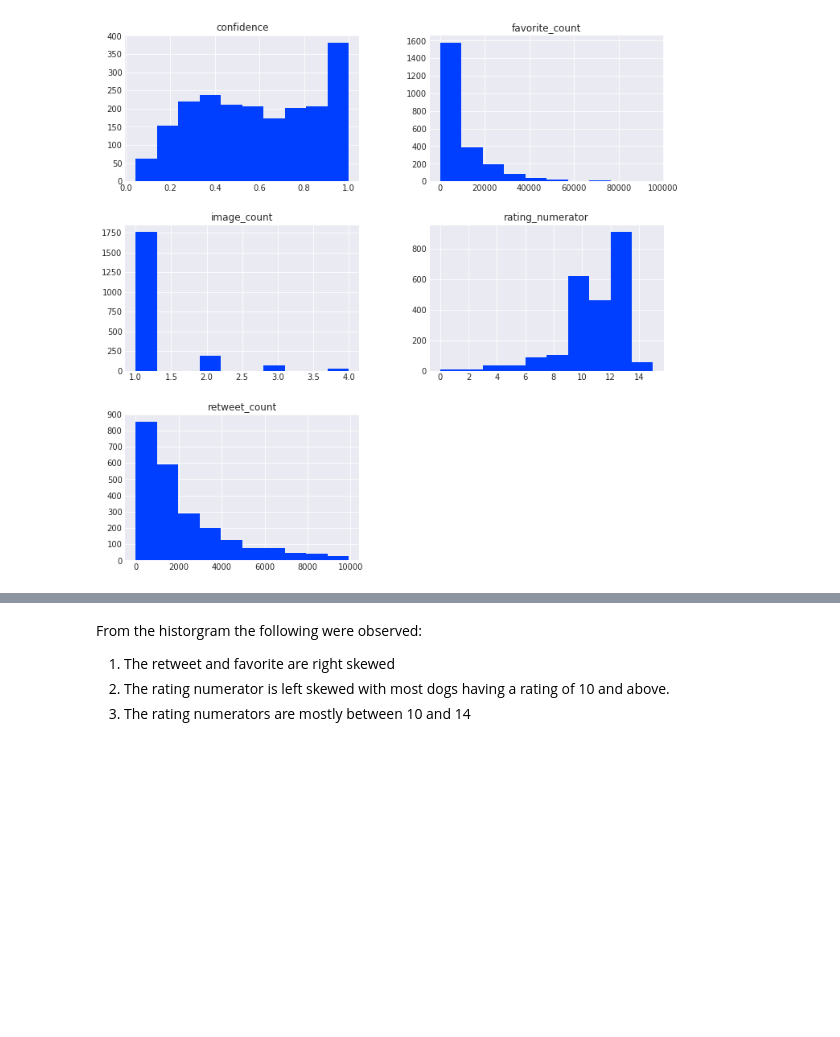
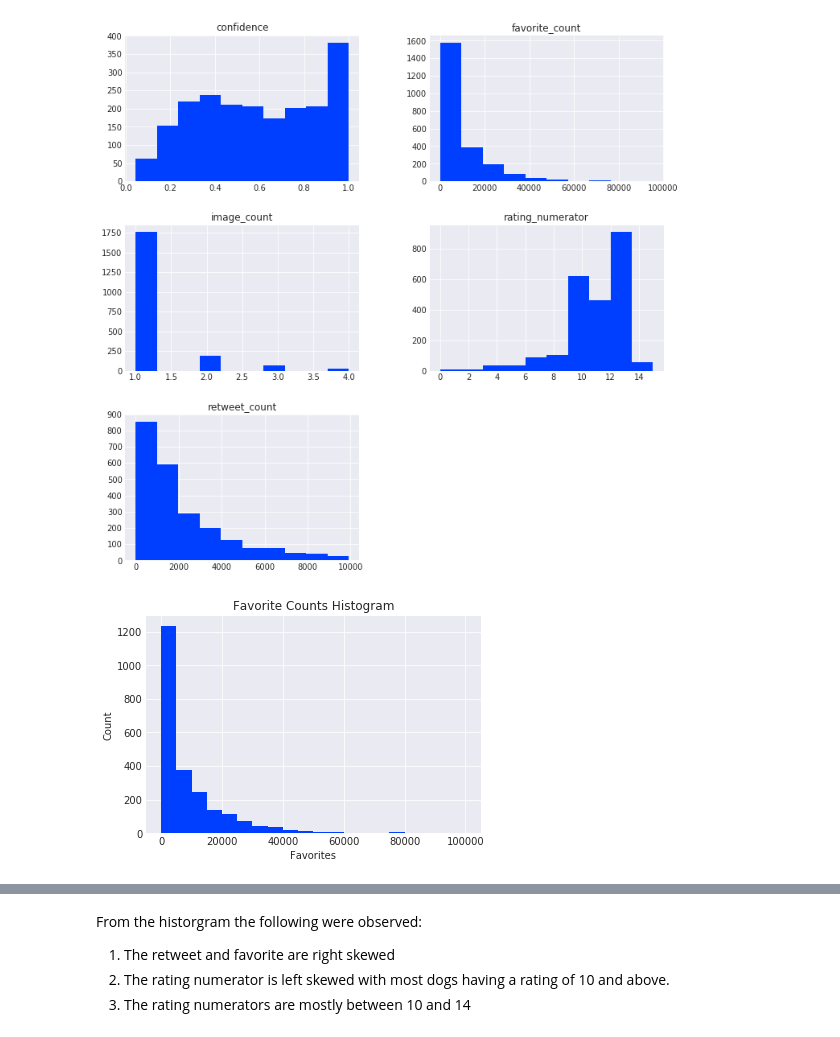
Before and after one commit to yaswaz/twitter_api, a Jupyter notebook: wrangle_act.ipynb, the cells around one changed output, grey strips where cells are left out. Drawn from its saved outputs; the diff is of its cells as text; code cells hidden in the pictures; blank space fills up the shorter version.

```diff
--- a/wrangle_act.ipynb
+++ b/wrangle_act.ipynb
@@ -1395,3 +1395,12 @@ The follwing were observed from the descriptive statistics summary above:
 twitter_archive_master.hist(figsize=(12,12));
 # %% [output]
 [figure]
+# %%
+# Plot favorite histogram
+bin_edges = np.arange(51, 95450+5000, 5000)
+plt.hist(data = twitter_archive_master, x = 'favorite_count', bins = bin_edges)
+plt.title('Favorite Counts Histogram')
+plt.xlabel('Favorites')
+plt.ylabel('Count');
+# %% [output]
+[figure, added]
```
Also changed, not shown: parts of 13 cells of this notebook.
